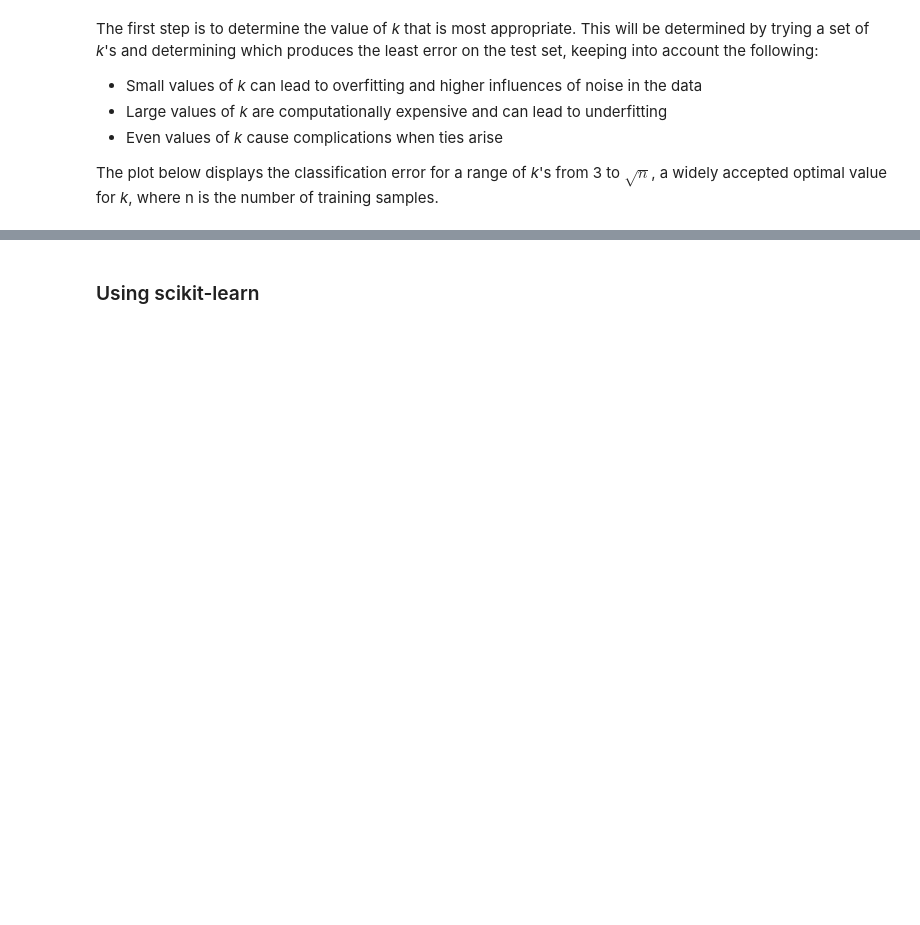
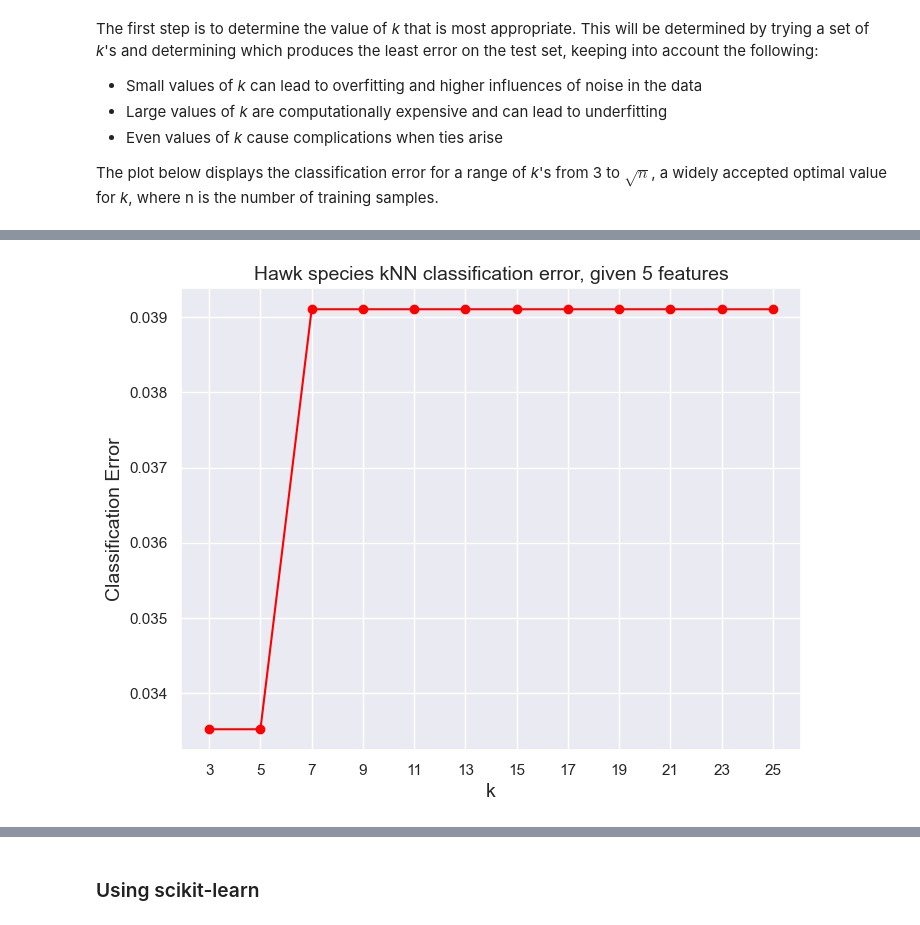
Before and after one commit to kary5678/INDE-577, a Jupyter notebook: supervised-learning/knn/knn.ipynb, the cells around one changed output, grey strips where cells are left out. Saved outputs shown, nothing was run; the diff lists cells and outputs as text; code cells hidden in the pictures; blank space fills up the shorter version.

```diff
--- a/supervised-learning/knn/knn.ipynb
+++ b/supervised-learning/knn/knn.ipynb
@@ -148,3 +199,15 @@ Now, I will show the predictions for select data points to show what's going on
+# %%
+# Data preparation step: use 5 features now instead of the original 2
+X = hawks.drop("Species", axis=1).to_numpy()
+# the y-values stay the same
+
+X_train, X_test, y_train, y_test = train_test_split(X, y, test_size=0.20, random_state=1)
+# %%
+hawks_knn.classification_error_plot(X_test, y_test, X_train, y_train)
+plt.title("Hawk species kNN classification error, given 5 features", fontsize = 14)
+plt.show()
+# %% [output]
+[figure, added]
 # %%
 print(X_test[13], y_test[13]) # show the features and the true label
 
```
Also changed, not shown: parts of 14 cells of this notebook.
